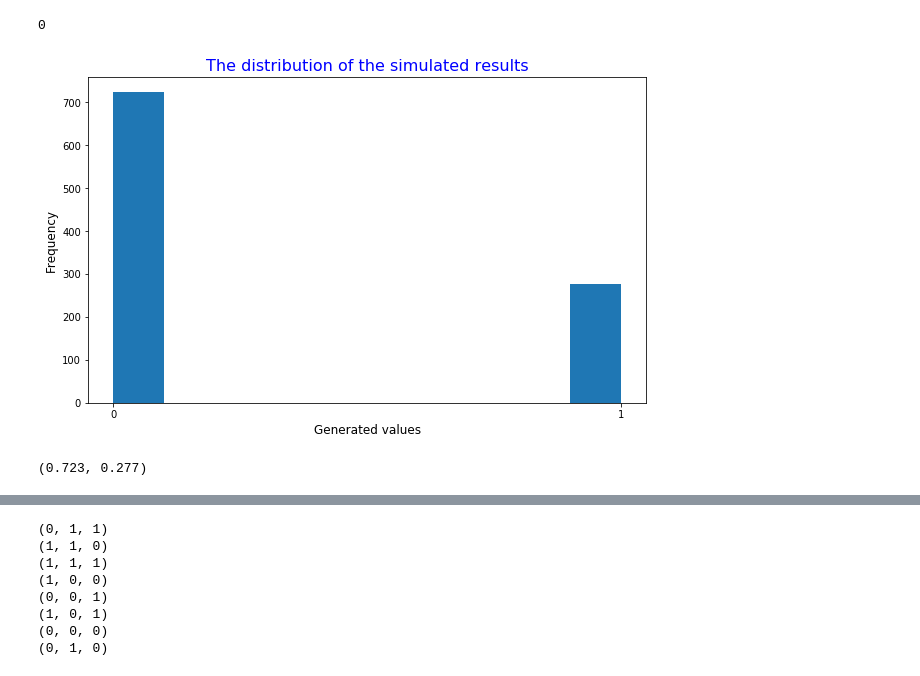
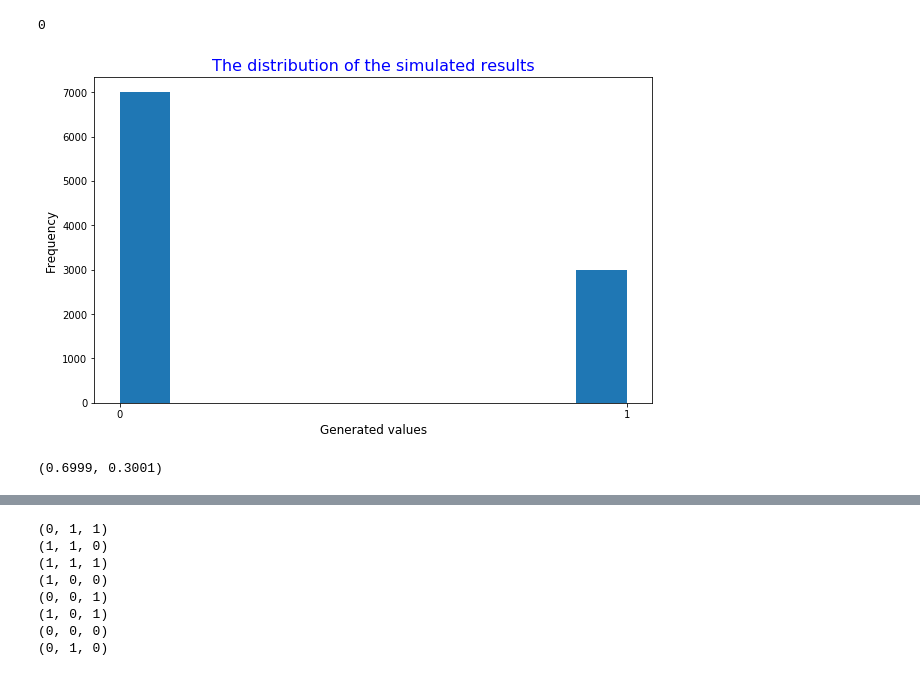
Before and after one commit to xslittlemaggie/Probability-Statistics-Problems, a Jupyter notebook: from_biased_to_unbiased_generator.ipynb, the cells around one changed output, grey strips where cells are left out. Saved outputs shown, nothing was run; the diff lists cells and outputs as text; code cells hidden in the pictures.

```diff
--- a/from_biased_to_unbiased_generator.ipynb
+++ b/from_biased_to_unbiased_generator.ipynb
@@ -18,22 +18,22 @@ generator()
 # %%
 def simulation(n):
   res = [generator() for i in range(n)]
   generate_0 = [i for i in res if i == 0]
   generate_1 = [i for i in res if i == 1]
 
   plt.figure(figsize = (10, 6))
   plt.hist(res)
   plt.title("The distribution of the simulated results", size = 16, color = "b")
   plt.ylabel("Frequency")
   plt.ylabel("Frequency", size = 12)
   plt.xlabel("Generated values", size = 12)
   plt.xticks([0, 1])
   plt.show()
   return len(generate_0)/n, len(generate_1)/n
-simulation(1000)
+simulation(10000)
 # %% [output]
-[figure, old version]
+[figure, new version]
-(0.723, 0.277)
+(0.6999, 0.3001)
 # %%
 def generator_2():
   res = [generator() for i in range(2)]
```
Also changed, not shown: parts of 5 cells of this notebook.
